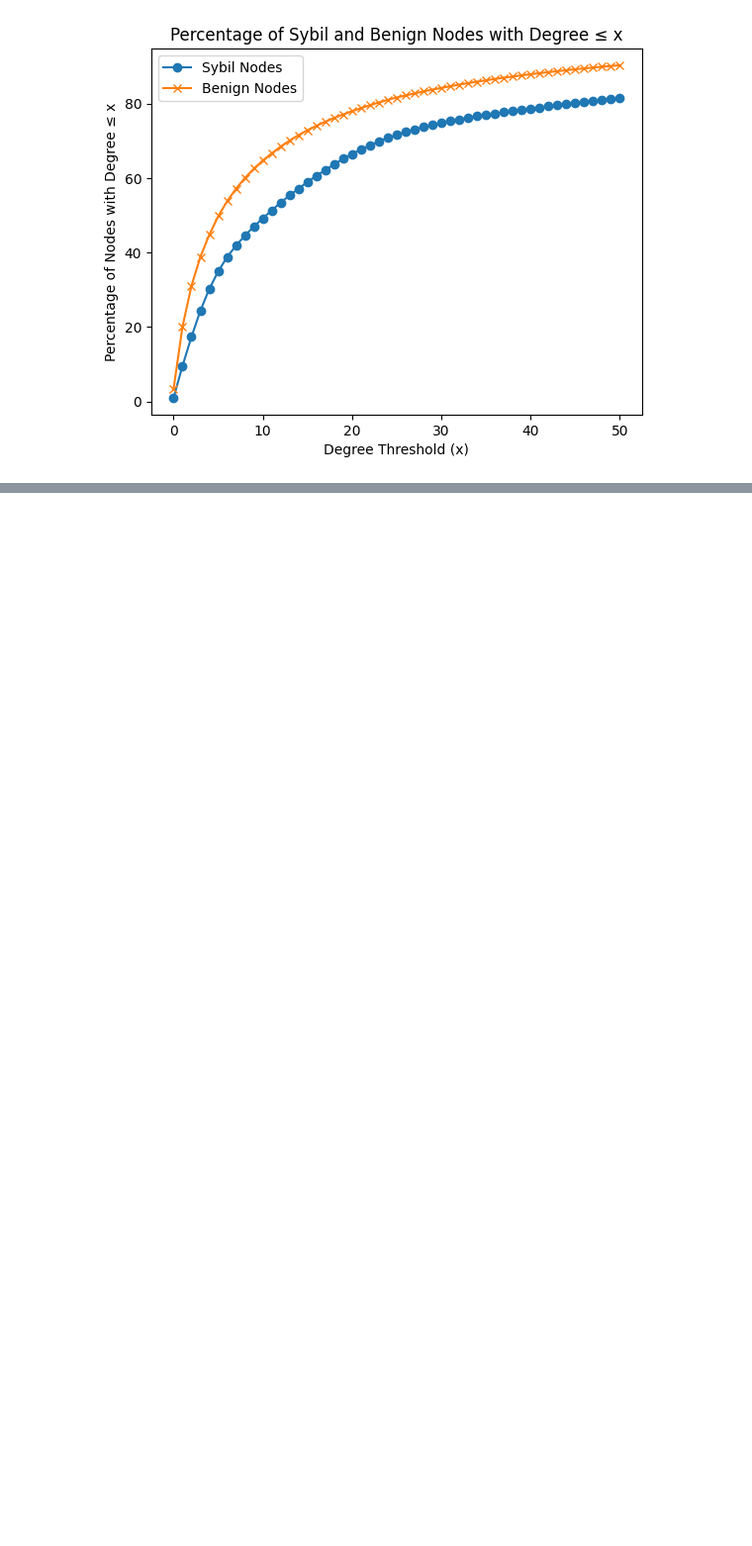
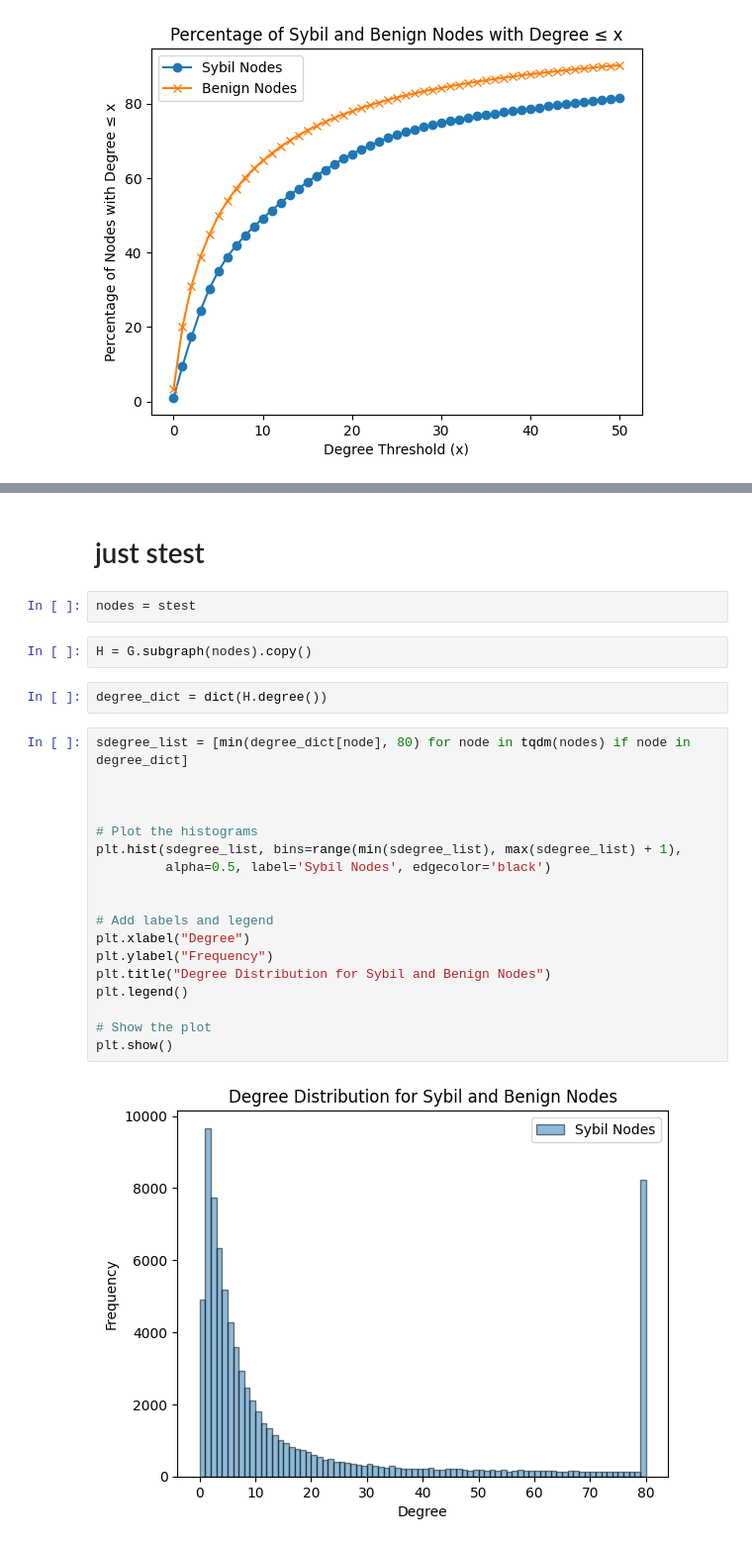
Before and after one commit to aSafarpoor/OSN_FAD, a Jupyter notebook: CLS/Heeb/Twitter_Dataset_analysis_+_seperated_subgraphs.ipynb, the cells around one changed output, grey strips where cells are left out. Shown at 99% size. Drawn from its saved outputs; the diff is of its cells as text; blank space fills up the shorter version.

```diff
--- a/CLS/Heeb/Twitter_Dataset_analysis_+_seperated_subgraphs.ipynb
+++ b/CLS/Heeb/Twitter_Dataset_analysis_+_seperated_subgraphs.ipynb
@@ -352,0 +414,28 @@ plt.show()
+# %% [markdown]
+# just stest
+# %%
+nodes = stest
+# %%
+H = G.subgraph(nodes).copy()
+# %%
+degree_dict = dict(H.degree())
+# %%
+sdegree_list = [min(degree_dict[node], 80) for node in tqdm(nodes) if node in degree_dict]
+
+
+
+# Plot the histograms
+plt.hist(sdegree_list, bins=range(min(sdegree_list), max(sdegree_list) + 1),
+         alpha=0.5, label='Sybil Nodes', edgecolor='black')
+
+
+# Add labels and legend
+plt.xlabel("Degree")
+plt.ylabel("Frequency")
+plt.title("Degree Distribution for Sybil and Benign Nodes")
+plt.legend()
+
+# Show the plot
+plt.show()
+# %% [output]
+[figure, added]
```
Also changed, not shown: parts of 19 cells of this notebook.
